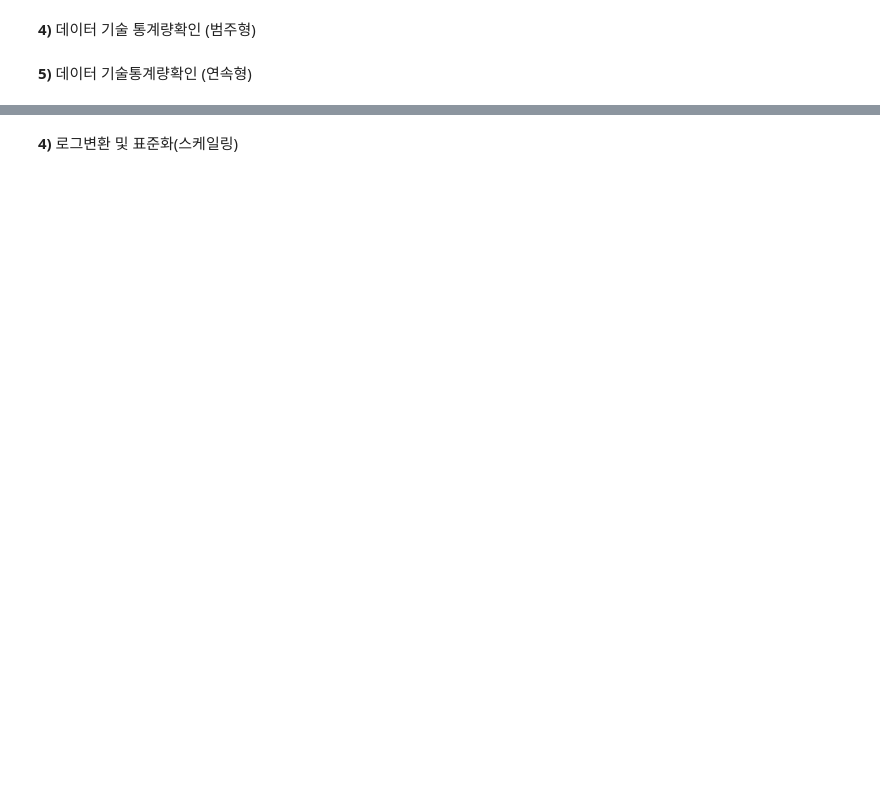
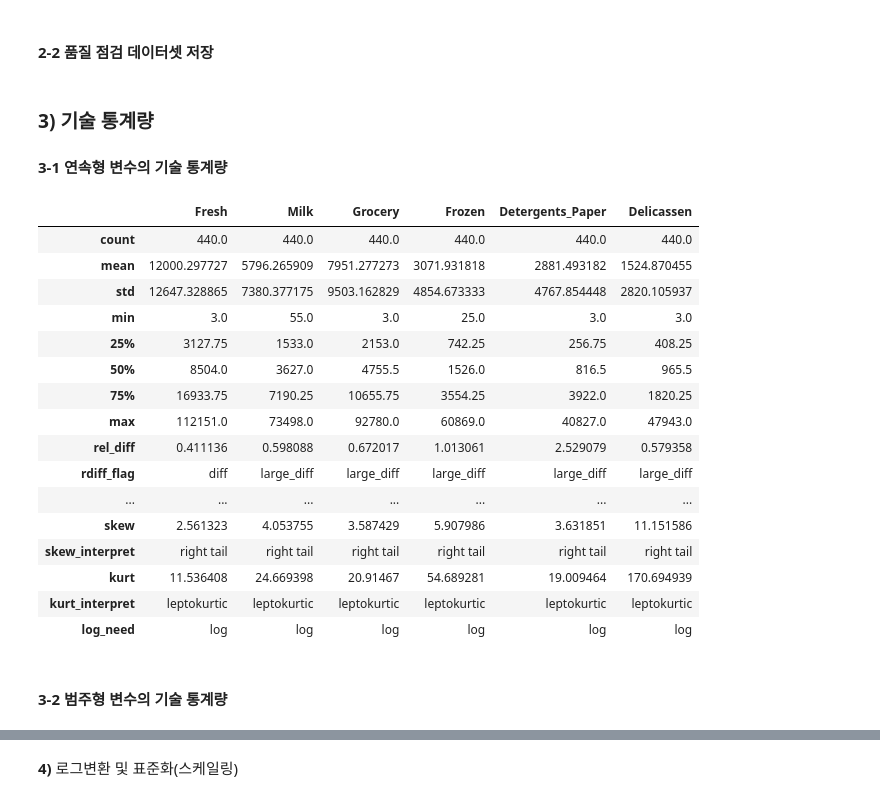
Before and after one commit to Jae1-99999/Wholesalecustomers, a Jupyter notebook: 파이프라인.ipynb, the cells around one changed output, grey strips where cells are left out. Cells and saved outputs as stored; diff of their text form; code cells hidden in the pictures; blank space fills up the shorter version.

```diff
--- a/파이프라인.ipynb
+++ b/파이프라인.ipynb
@@ -4,0 +19,7 @@
+# %%
+# 데이터 불러오기
+origin = pd.read_csv(r'./Wholesale customers data.csv', encoding='utf-8')
+display(origin.head())
+
+# 데이터 크기 확인
+print('데이터 크기 : ', origin.shape)
@@ -8,0 +60,2 @@
+# %%
+df = my_qtcheck.set_type(origin, as_category=['Channel', 'Region'])
@@ -11,4 +160,2 @@
 # %% [markdown]
-**4)** 데이터 기술 통계량확인 (범주형)
+#### 2-2 품질 점검 데이터셋 저장
-# %% [markdown]
-**5)** 데이터 기술통계량확인 (연속형)
@@ -14,0 +164,27 @@
+# %% [markdown]
+### 3) 기술 통계량
+#### 3-1 연속형 변수의 기술 통계량
+# %%
+num_desc = my_qtcheck.numerical_summary(df,
+                                               save_path='Wholesale customers_numerical_summary.xlsx')
+num_desc.T
+# %% [output]
+|  | Fresh | Milk | Grocery | Frozen | Detergents_Paper | Delicassen |
+| count | 440.0 | 440.0 | 440.0 | 440.0 | 440.0 | 440.0 |
+| mean | 12000.297727 | 5796.265909 | 7951.277273 | 3071.931818 | 2881.493182 | 1524.870455 |
+| std | 12647.328865 | 7380.377175 | 9503.162829 | 4854.673333 | 4767.854448 | 2820.105937 |
+| min | 3.0 | 55.0 | 3.0 | 25.0 | 3.0 | 3.0 |
+| 25% | 3127.75 | 1533.0 | 2153.0 | 742.25 | 256.75 | 408.25 |
+| 50% | 8504.0 | 3627.0 | 4755.5 | 1526.0 | 816.5 | 965.5 |
+| 75% | 16933.75 | 7190.25 | 10655.75 | 3554.25 | 3922.0 | 1820.25 |
+| max | 112151.0 | 73498.0 | 92780.0 | 60869.0 | 40827.0 | 47943.0 |
+| rel_diff | 0.411136 | 0.598088 | 0.672017 | 1.013061 | 2.529079 | 0.579358 |
+| rdiff_flag | diff | large_diff | large_diff | large_diff | large_diff | large_diff |
+| ... | ... | ... | ... | ... | ... | ... |
+| skew | 2.561323 | 4.053755 | 3.587429 | 5.907986 | 3.631851 | 11.151586 |
+| skew_interpret | right tail | right tail | right tail | right tail | right tail | right tail |
+| kurt | 11.536408 | 24.669398 | 20.91467 | 54.689281 | 19.009464 | 170.694939 |
+| kurt_interpret | leptokurtic | leptokurtic | leptokurtic | leptokurtic | leptokurtic | leptokurtic |
+| log_need | log | log | log | log | log | log |
+# %% [markdown]
+#### 3-2 범주형 변수의 기술 통계량
```
Also changed, not shown: parts of 49 cells of this notebook, 25 other files.
